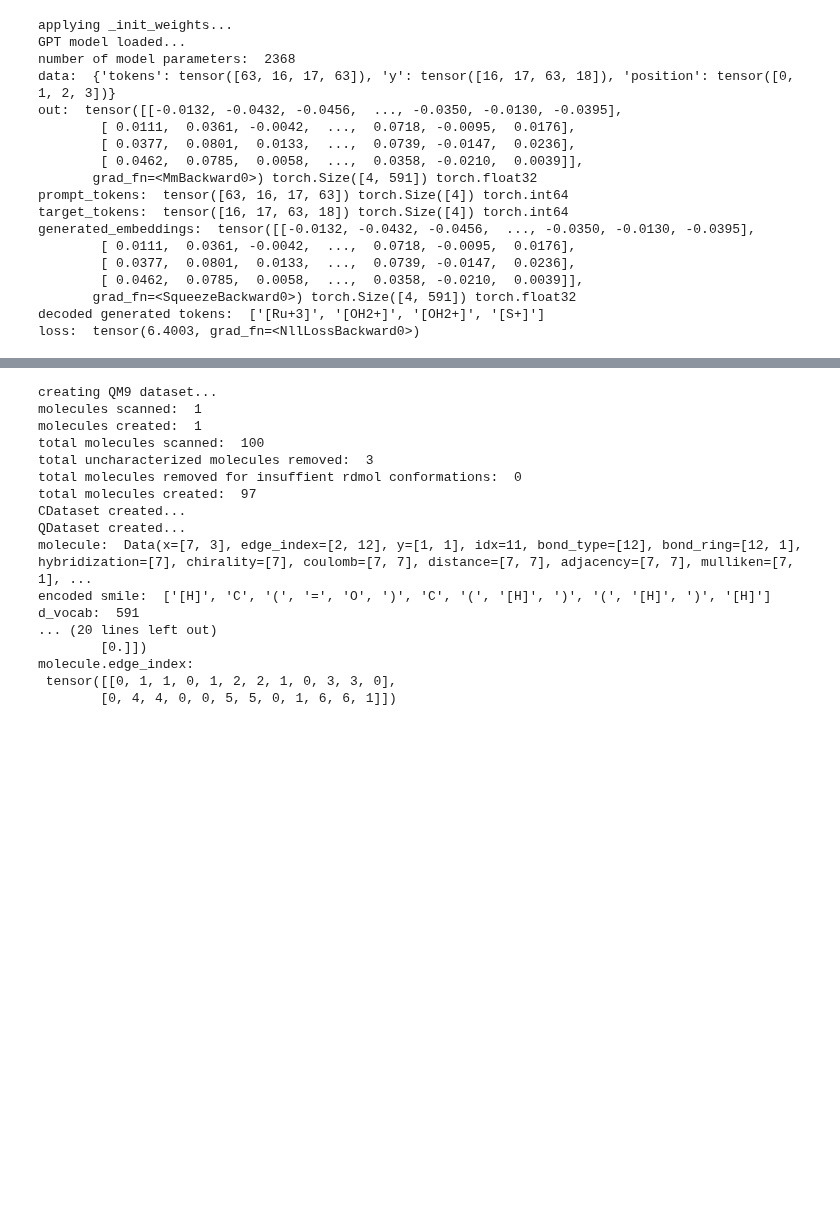
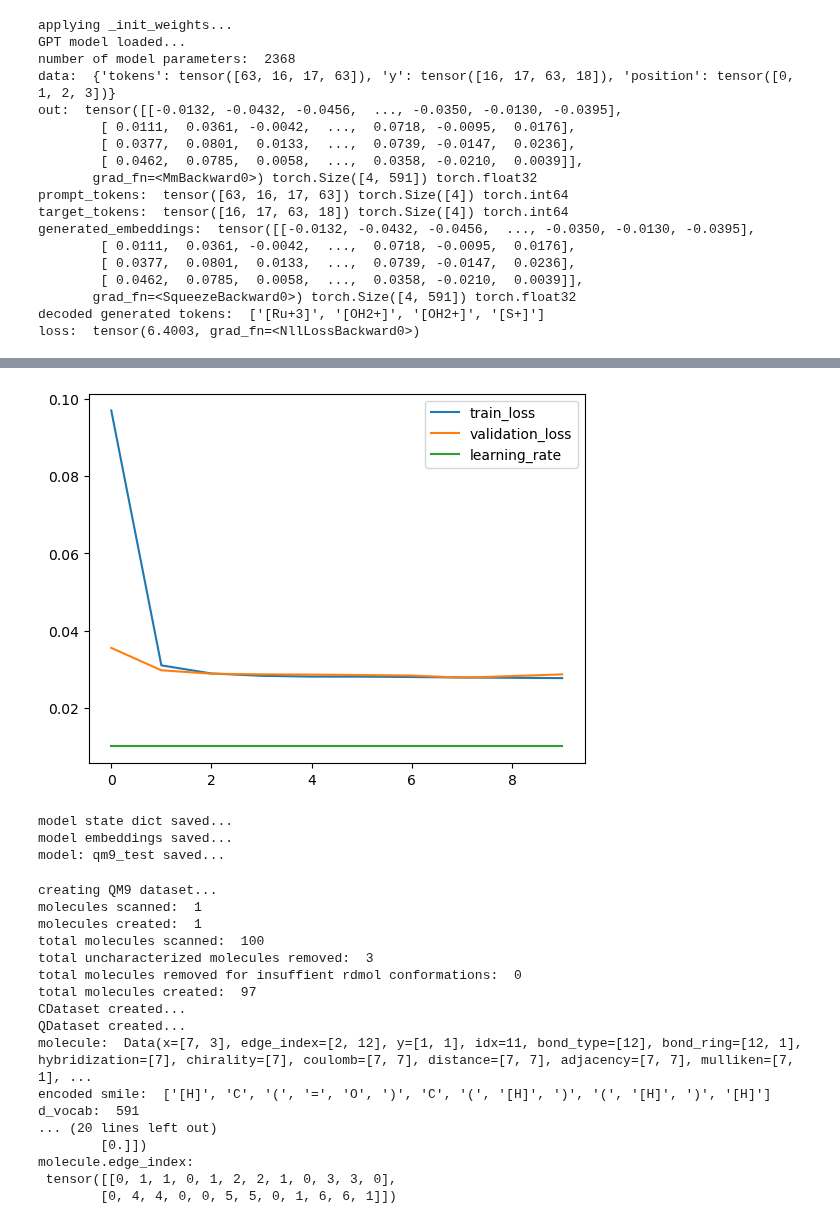
Before and after one commit to icanswim/qchem, a Jupyter notebook: experiment.ipynb, the cells around one changed output, grey strips where cells are left out. Drawn from its saved outputs; the diff is of its cells as text; code cells hidden in the pictures; blank space fills up the shorter version.

```diff
--- a/experiment.ipynb
+++ b/experiment.ipynb
@@ -183,3 +183,66 @@ generated_embeddings:  tensor([[-0.0132, -0.0432, -0.0456,  ..., -0.0350, -0.013
        grad_fn=<SqueezeBackward0>) torch.Size([4, 591]) torch.float32
 decoded generated tokens:  ['[Ru+3]', '[OH2+]', '[OH2+]', '[S+]']
 loss:  tensor(6.4003, grad_fn=<NllLossBackward0>)
+# %%
+vocab = QM9.vocab
+srt_vocab = SmileReTokenizer.create_srt_vocab()
+d_vocab = len(srt_vocab)
+d_seq = 50
+d_vec = 128
+d_model = 128
+
+assert d_model == d_vec
+
+ds_param = {'train_param': {'input_dict': {'tokens': ['tokens']},
+                            'transforms': {'tokens': [Encode(vocab=srt_vocab), Pad1d(d_seq+1)]},
+                            #'filter_on': ('n_atoms','>','8'),
+                            'n': 1000, #non-random subset for testing,
+                            #'use_pickle': 'test.pkl', #use pickle if exists otherwise create
+                            'n_conformers': 2,
+                            'dict2data': True,
+                            'vocab': srt_vocab,
+                            'tokenizer': SmileReTokenizer,
+                            #'prompt': '[H]C([H])',
+                            'prompt': None,
+                           }}
+
+model_param = {'device': 'cuda:0',
+               'd_model': d_model, # matches embedding dimension
+               'd_vocab': d_vocab,
+               'n_head': 2,
+               'num_layers': 2,
+               'd_seq': d_seq,
+               'd_vec': d_vec,
+               'embed_param': {'tokens': (d_vocab, d_vec, 0, True),
+                               'y': (d_vocab, d_vec, 0, True),
+                               'position': (d_seq, d_vec, None, True)}}
+
+metrics_param = {'metric_name': 'transformer',
+                 'report_interval': 1,
+                 'log_plot': False,
+                 'min_lr': .0025} # break if learning rate falls below
+
+opt_param = {'lr': 0.01}
+
+crit_param = {}
+
+sample_param = {'set_seed': 88,
+                'splits': (.7,.15)}
+
+sched_param = {'factor': .5,
+               'patience': 2,
+               'cooldown': 2}
+
+learn = Learn([QM9_seq],
+              GPT,
+              Metrics=Metrics,
+              Sampler=Selector,
+              Optimizer=Adam,
+              Scheduler=ReduceLROnPlateau,
+              Criterion=CrossEntropyLoss,
+              model_param=model_param, ds_param=ds_param, sample_param=sample_param,
+              opt_param=opt_param, sched_param=sched_param, crit_param=crit_param,
+              metrics_param=metrics_param,
+              batch_size=32, epochs=10, gpu=True, save_model='qm9_test',
+              load_model=None, load_embed=False, target='y')
+# %% [output]
@@ -186,3 +266,7 @@ loss:  tensor(6.4003, grad_fn=<NllLossBackward0>)
+[figure, added]
+model state dict saved...
+model embeddings saved...
+model: qm9_test saved...
 # %%
 # qchem dataset (QM9) with PyG Data output
 # extract, filter, save, transform, display
```
Also changed, not shown: parts of 1 cell of this notebook.
